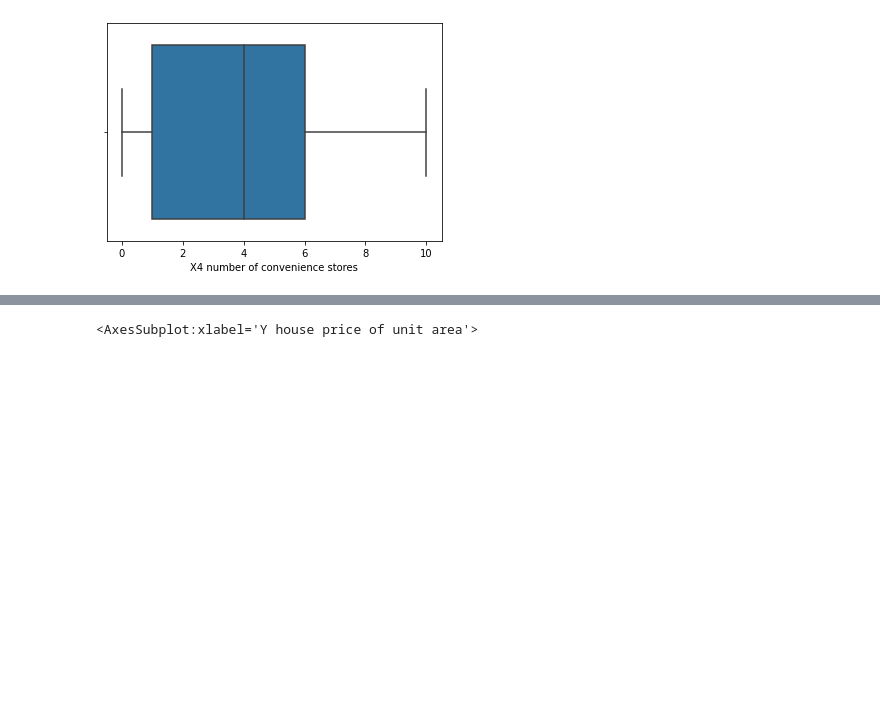
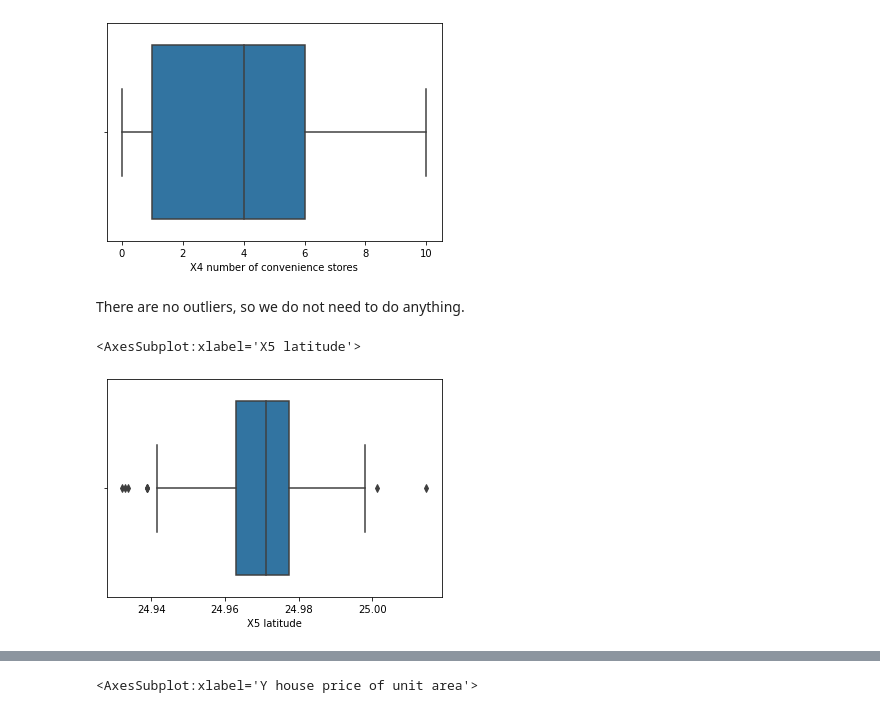
Before and after one commit to mencer456/Assignment-2-Linear-Regression, a Jupyter notebook: Assignment2.ipynb, the cells around one changed output, grey strips where cells are left out. Drawn from its saved outputs; the diff is of its cells as text; code cells hidden in the pictures; blank space fills up the shorter version.

```diff
--- a/Assignment2.ipynb
+++ b/Assignment2.ipynb
@@ -83,3 +121,10 @@ sns.boxplot(x='X4 number of convenience stores',data=df)
 # %% [output]
 <AxesSubplot:xlabel='X4 number of convenience stores'>
 [figure]
+# %% [markdown]
+There are no outliers, so we do not need to do anything.
+# %%
+sns.boxplot(x='X5 latitude',data=df)
+# %% [output]
+<AxesSubplot:xlabel='X5 latitude'>
+[figure, added]
```
Also changed, not shown: parts of 21 cells of this notebook.
